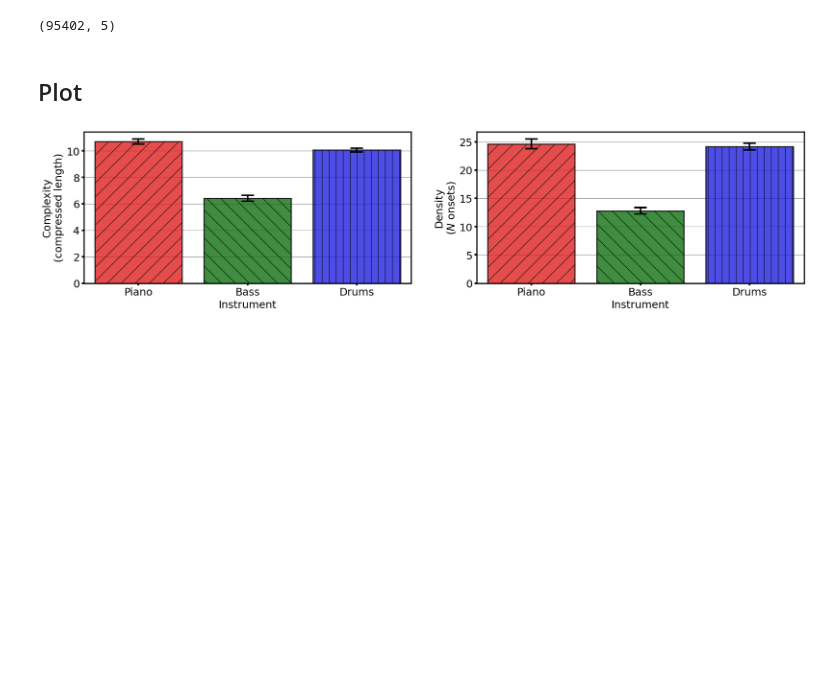
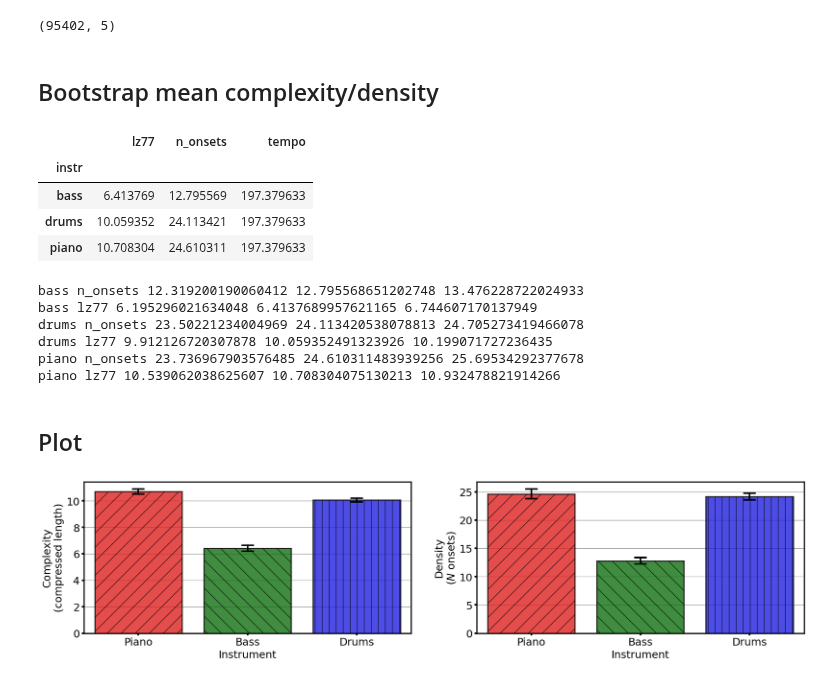
Before and after one commit to HuwCheston/Jazz-Trio-Database, a Jupyter notebook: notebooks/0.1-cheston-ioi-complexity.ipynb, the cells around one changed output. Drawn from its saved outputs; the diff is of its cells as text; code cells hidden in the pictures; blank space fills up the shorter version.

```diff
--- a/notebooks/0.1-cheston-ioi-complexity.ipynb
+++ b/notebooks/0.1-cheston-ioi-complexity.ipynb
@@ -196,5 +208,29 @@ cdf.shape
 # %% [output]
 (95402, 5)
+# %% [markdown]
+## Bootstrap mean complexity/density
+# %%
+average.groupby('instr').mean(numeric_only=True)
+# %% [output]
+|  | lz77 | n_onsets | tempo |
+| instr |  |  |  |
+| bass | 6.413769 | 12.795569 | 197.379633 |
+| drums | 10.059352 | 24.113421 | 197.379633 |
+| piano | 10.708304 | 24.610311 | 197.379633 |
+# %%
+for idx, grp in average.groupby('instr'):
+    for var in ['n_onsets', 'lz77']:
+        true_mean = grp[var].mean()
+        boots = [grp[var].sample(frac=1, replace=True, random_state=i).mean() for i in range(100)]
+        low, high = np.percentile(boots, 2.5,), np.percentile(boots, 97.5)
+        print(idx, var, low, true_mean, high)
+# %% [output]
+bass n_onsets 12.319200190060412 12.795568651202748 13.476228722024933
+bass lz77 6.195296021634048 6.4137689957621165 6.744607170137949
+drums n_onsets 23.50221234004969 24.113420538078813 24.705273419466078
+drums lz77 9.912126720307878 10.059352491323926 10.199071727236435
+piano n_onsets 23.736967903576485 24.610311483939256 25.69534292377678
+piano lz77 10.539062038625607 10.708304075130213 10.932478821914266
 # %% [markdown]
 ## Plot
 # %%
```
Also changed, not shown: parts of 11 cells of this notebook, 2 other files.
